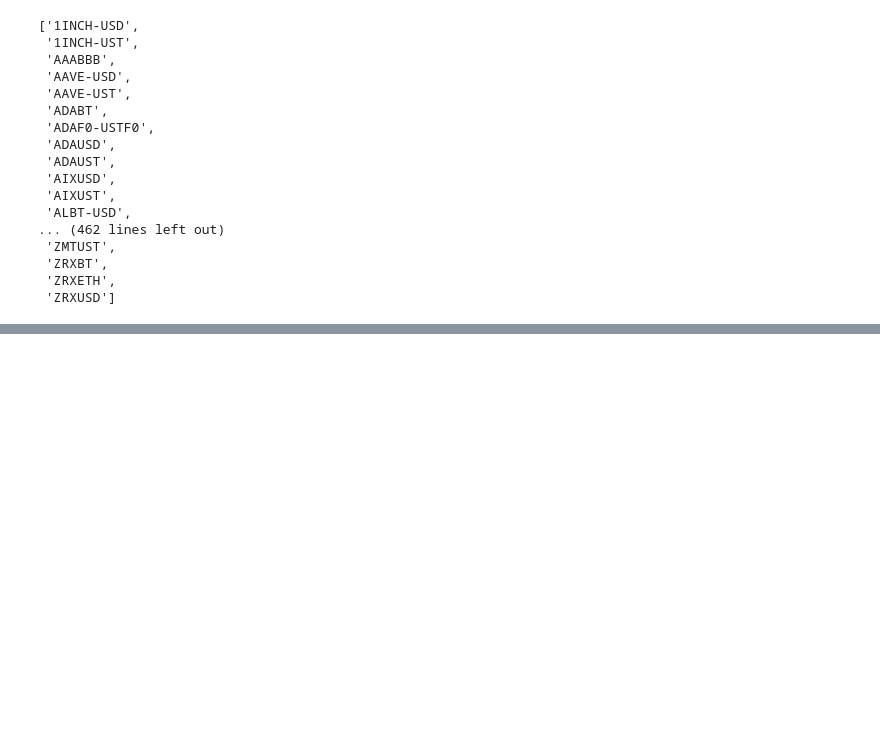
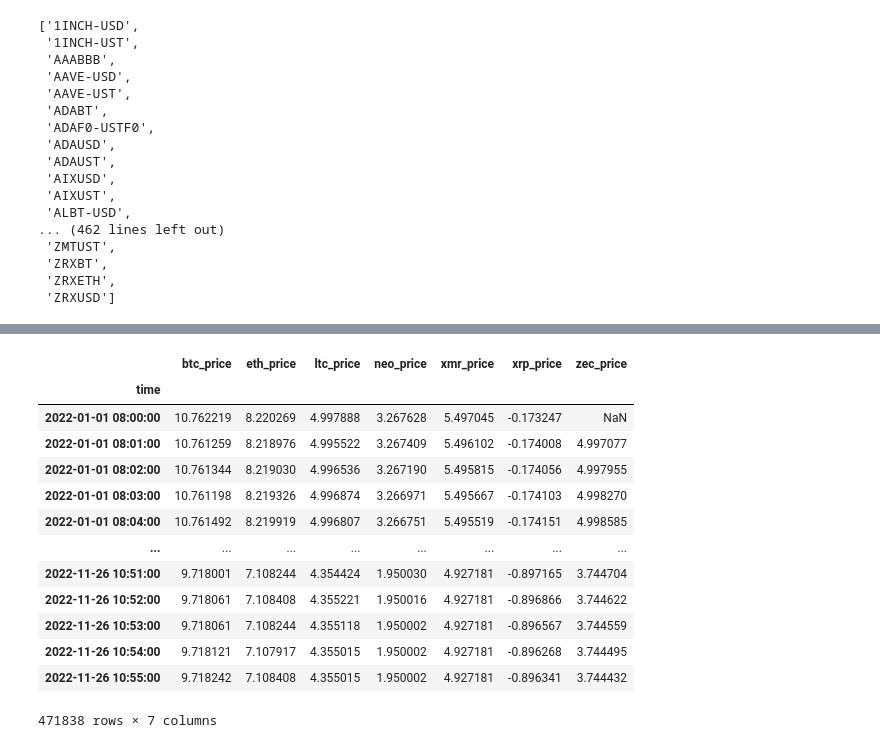
Before and after one commit to BabyChouSr/crypto-pairs-trading, a Jupyter notebook: arb_strat.ipynb, the cells around one changed output, grey strips where cells are left out. Saved outputs shown, nothing was run; the diff lists cells and outputs as text; code cells hidden in the pictures; blank space fills up the shorter version.

```diff
--- a/arb_strat.ipynb
+++ b/arb_strat.ipynb
@@ -151,0 +97,15 @@ Retrieving data from 2022-11-25 19:20:00 to 2022-11-26 12:00:00 for ZECUSD
+# %%
+eth = pd.read_csv("1yr_ETHUSD.csv", parse_dates = ["time"])
+print(eth.shape[0])
+btc = pd.read_csv("1yr_BTCUSD.csv",parse_dates = ["time"])
+print(btc.shape[0])
+ltc = pd.read_csv("1yr_LTCUSD.csv",parse_dates = ["time"])
+print(ltc.shape[0])
+neo = pd.read_csv("1yr_NEOUSD.csv",parse_dates = ["time"])
+print(neo.shape[0])
+xmr = pd.read_csv("1yr_XMRUSD.csv",parse_dates = ["time"])
+print(xmr.shape[0])
+xrp = pd.read_csv("1yr_XRPUSD.csv",parse_dates = ["time"])
+print(xrp.shape[0])
+zec = pd.read_csv("1yr_ZECUSD.csv",parse_dates = ["time"])
+print(zec.shape[0])
@@ -151,0 +137,18 @@ Retrieving data from 2022-11-25 19:20:00 to 2022-11-26 12:00:00 for ZECUSD
+# %%
+all_prices = all_prices.set_index("time")
+all_prices
+# %% [output]
+|  | btc_price | eth_price | ltc_price | neo_price | xmr_price | xrp_price | zec_price |
+| time |  |  |  |  |  |  |  |
+| 2022-01-01 08:00:00 | 10.762219 | 8.220269 | 4.997888 | 3.267628 | 5.497045 | -0.173247 | NaN |
+| 2022-01-01 08:01:00 | 10.761259 | 8.218976 | 4.995522 | 3.267409 | 5.496102 | -0.174008 | 4.997077 |
+| 2022-01-01 08:02:00 | 10.761344 | 8.219030 | 4.996536 | 3.267190 | 5.495815 | -0.174056 | 4.997955 |
+| 2022-01-01 08:03:00 | 10.761198 | 8.219326 | 4.996874 | 3.266971 | 5.495667 | -0.174103 | 4.998270 |
+| 2022-01-01 08:04:00 | 10.761492 | 8.219919 | 4.996807 | 3.266751 | 5.495519 | -0.174151 | 4.998585 |
+| ... | ... | ... | ... | ... | ... | ... | ... |
+| 2022-11-26 10:51:00 | 9.718001 | 7.108244 | 4.354424 | 1.950030 | 4.927181 | -0.897165 | 3.744704 |
+| 2022-11-26 10:52:00 | 9.718061 | 7.108408 | 4.355221 | 1.950016 | 4.927181 | -0.896866 | 3.744622 |
+| 2022-11-26 10:53:00 | 9.718061 | 7.108244 | 4.355118 | 1.950002 | 4.927181 | -0.896567 | 3.744559 |
+| 2022-11-26 10:54:00 | 9.718121 | 7.107917 | 4.355015 | 1.950002 | 4.927181 | -0.896268 | 3.744495 |
+| 2022-11-26 10:55:00 | 9.718242 | 7.108408 | 4.355015 | 1.950002 | 4.927181 | -0.896341 | 3.744432 |
+471838 rows × 7 columns
```
Also changed, not shown: parts of 8 cells of this notebook.
